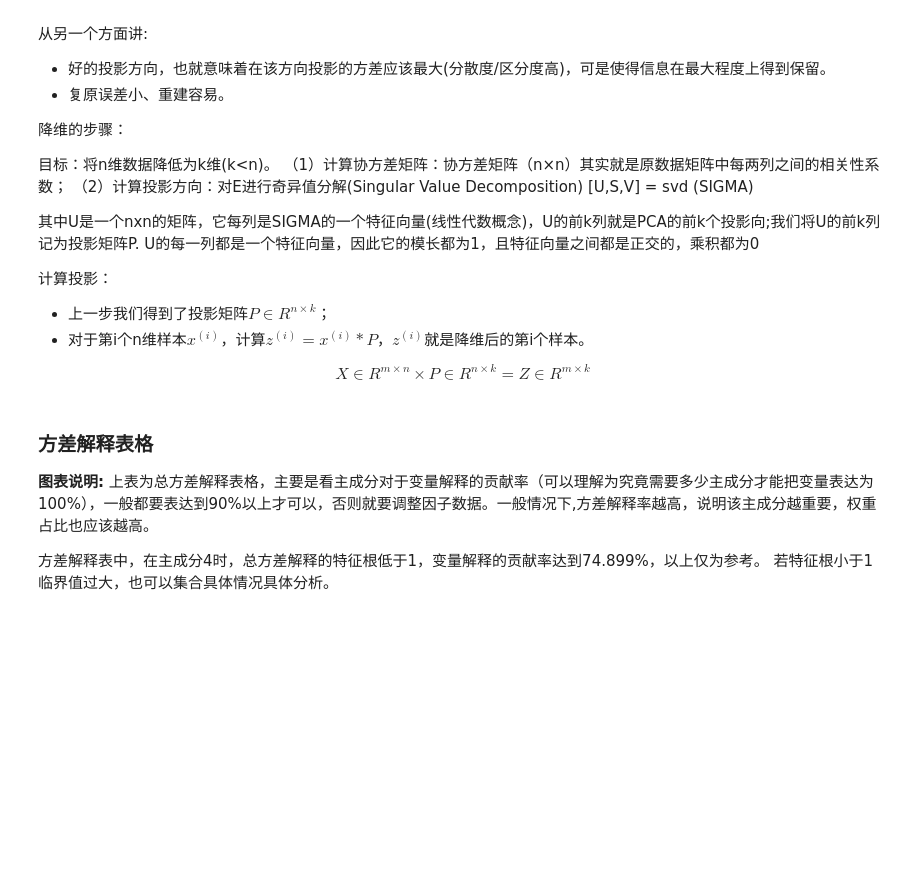
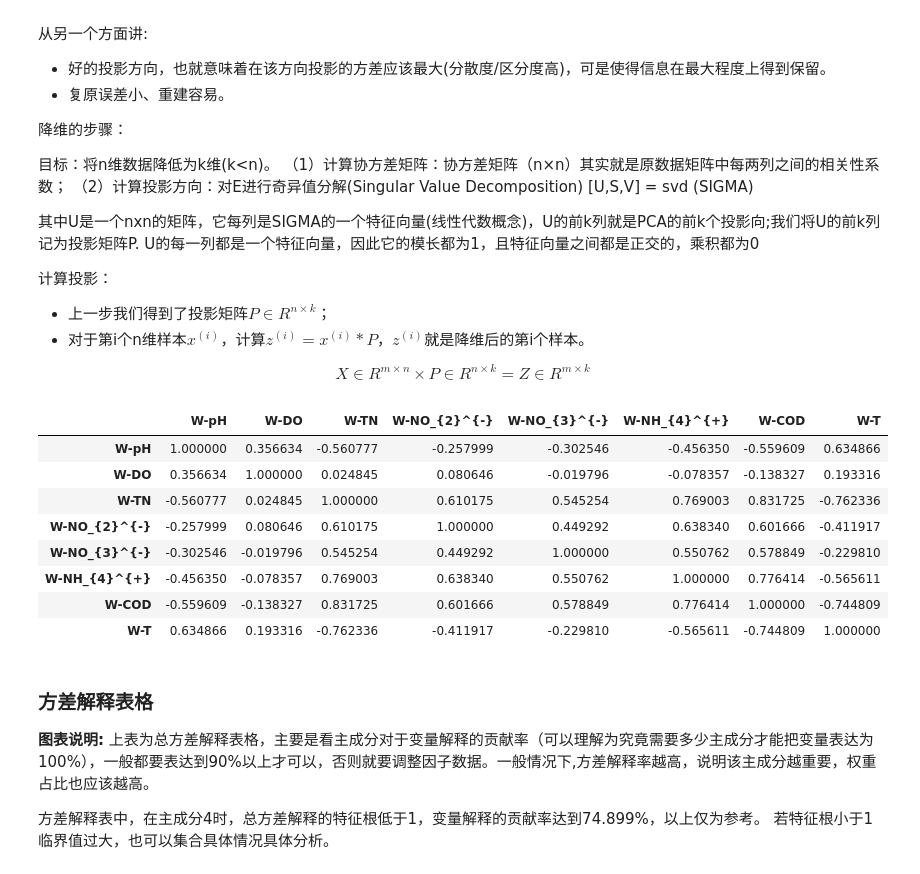
Before and after one commit to Man-Yacan/Thesis-For-Master, a Jupyter notebook: 主成分分析.ipynb, the cells around one changed output. Drawn from its saved outputs; the diff is of its cells as text; code cells hidden in the pictures; blank space fills up the shorter version.

```diff
--- a/主成分分析.ipynb
+++ b/主成分分析.ipynb
@@ -122,11 +145,21 @@ P = U[:, :2]  # 这里取U的前两列就是前两个投影的方向
 Z = X @ P  # Z就是经过降维后的矩阵
 # Z
 # %%
-X = (data - data.mean()) / data.std(ddof=0)  # 获取经过Normalization的矩阵X
+X = (df - df.mean()) / df.std(ddof=0)  # 获取经过Normalization的矩阵X
 SIGMA = (X.T @ X) / X.shape[0]
 
 # X.corr()
 SIGMA  # SIGMA其实就是X.corr()
+# %% [output]
+|  | W-pH | W-DO | W-TN | W-NO_{2}^{-} | W-NO_{3}^{-} | W-NH_{4}^{+} | W-COD | W-T |
+| W-pH | 1.000000 | 0.356634 | -0.560777 | -0.257999 | -0.302546 | -0.456350 | -0.559609 | 0.634866 |
+| W-DO | 0.356634 | 1.000000 | 0.024845 | 0.080646 | -0.019796 | -0.078357 | -0.138327 | 0.193316 |
+| W-TN | -0.560777 | 0.024845 | 1.000000 | 0.610175 | 0.545254 | 0.769003 | 0.831725 | -0.762336 |
+| W-NO_{2}^{-} | -0.257999 | 0.080646 | 0.610175 | 1.000000 | 0.449292 | 0.638340 | 0.601666 | -0.411917 |
+| W-NO_{3}^{-} | -0.302546 | -0.019796 | 0.545254 | 0.449292 | 1.000000 | 0.550762 | 0.578849 | -0.229810 |
+| W-NH_{4}^{+} | -0.456350 | -0.078357 | 0.769003 | 0.638340 | 0.550762 | 1.000000 | 0.776414 | -0.565611 |
+| W-COD | -0.559609 | -0.138327 | 0.831725 | 0.601666 | 0.578849 | 0.776414 | 1.000000 | -0.744809 |
+| W-T | 0.634866 | 0.193316 | -0.762336 | -0.411917 | -0.229810 | -0.565611 | -0.744809 | 1.000000 |
 # %%
 # V
 # ew, ev = np.linalg.eig(X.T.dot(X))
```
Also changed, not shown: parts of 14 cells of this notebook, 43 other files.
